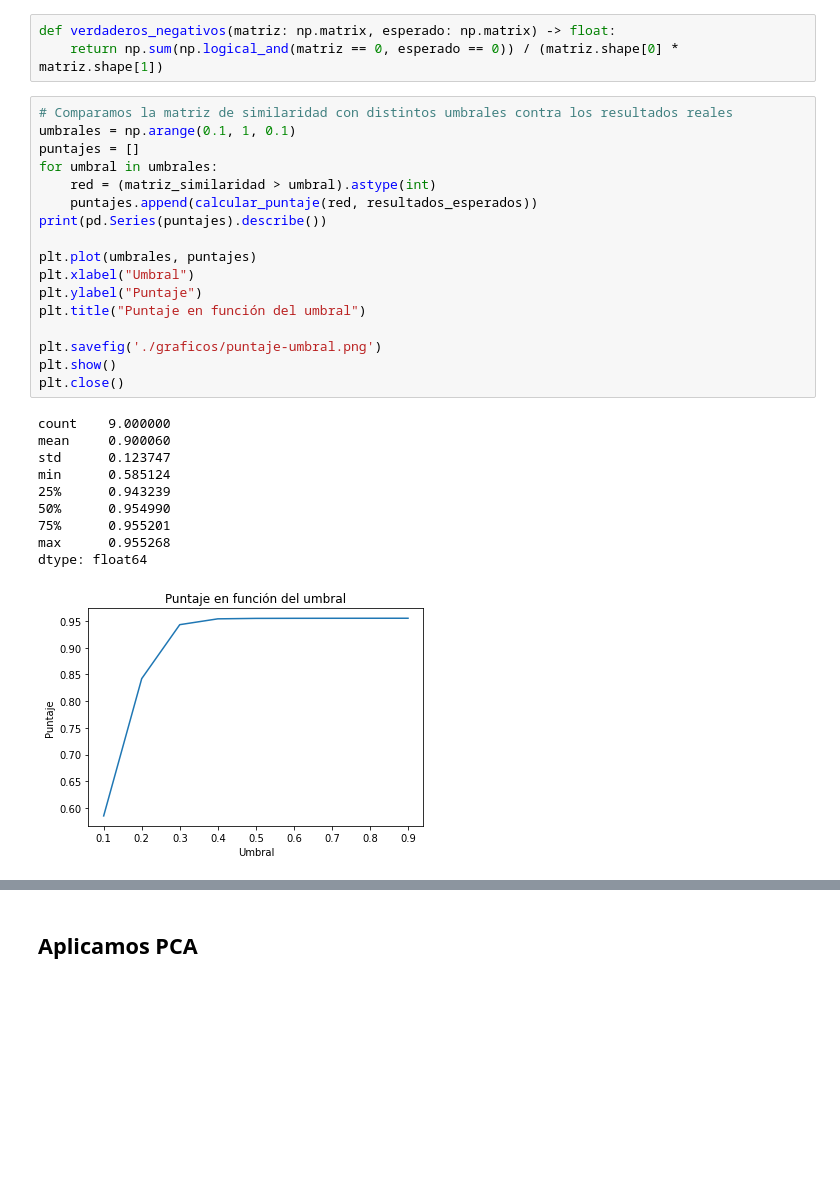
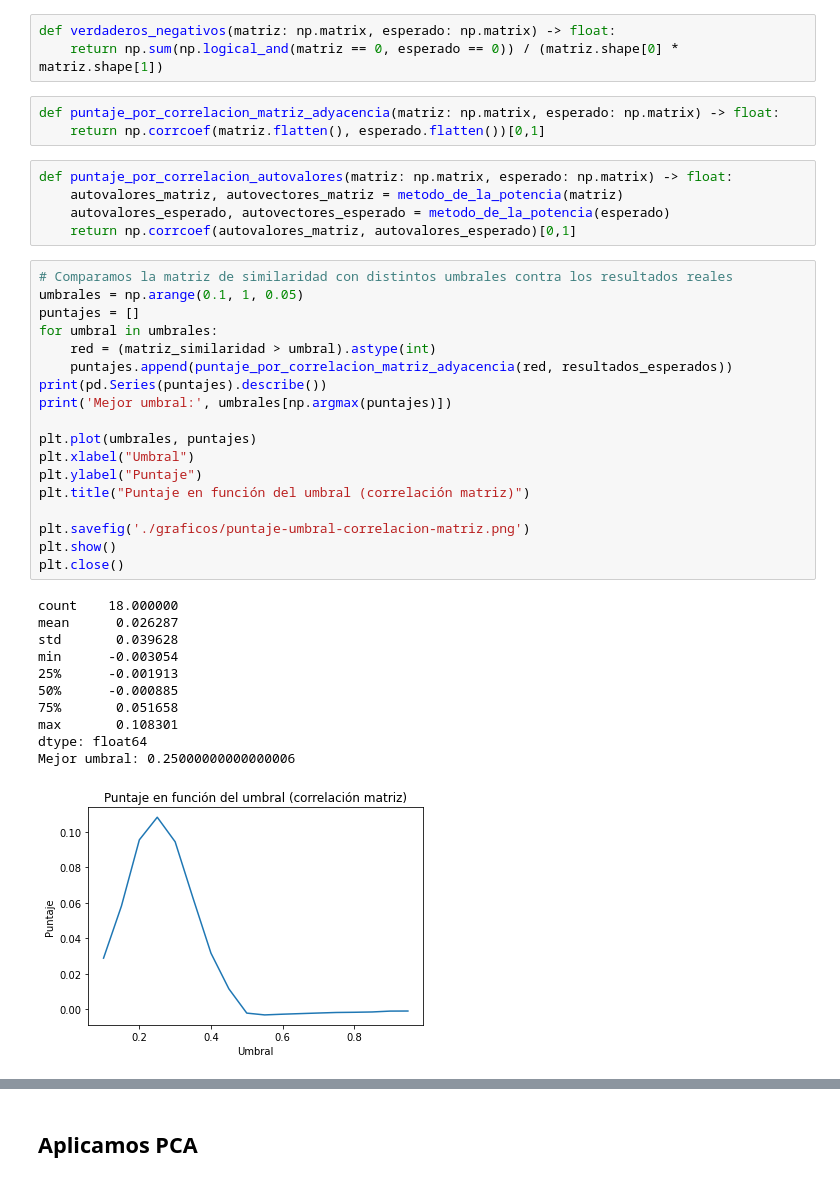
Before and after one commit to elgrandt/metodos-2022, a Jupyter notebook: TP2/python/seccion3.ipynb, the cells around one changed output, grey strips where cells are left out. Saved outputs shown, nothing was run; the diff lists cells and outputs as text; blank space fills up the shorter version.

```diff
--- a/TP2/python/seccion3.ipynb
+++ b/TP2/python/seccion3.ipynb
@@ -50,32 +50,42 @@ def verdaderos_positivos(matriz: np.matrix, esperado: np.matrix) -> float:
 # %%
 def verdaderos_negativos(matriz: np.matrix, esperado: np.matrix) -> float:
     return np.sum(np.logical_and(matriz == 0, esperado == 0)) / (matriz.shape[0] * matriz.shape[1])
+# %%
+def puntaje_por_correlacion_matriz_adyacencia(matriz: np.matrix, esperado: np.matrix) -> float:
+    return np.corrcoef(matriz.flatten(), esperado.flatten())[0,1]
+# %%
+def puntaje_por_correlacion_autovalores(matriz: np.matrix, esperado: np.matrix) -> float:
+    autovalores_matriz, autovectores_matriz = metodo_de_la_potencia(matriz)
+    autovalores_esperado, autovectores_esperado = metodo_de_la_potencia(esperado)
+    return np.corrcoef(autovalores_matriz, autovalores_esperado)[0,1]
 # %%
 # Comparamos la matriz de similaridad con distintos umbrales contra los resultados reales
-umbrales = np.arange(0.1, 1, 0.1)
+umbrales = np.arange(0.1, 1, 0.05)
 puntajes = []
 for umbral in umbrales:
     red = (matriz_similaridad > umbral).astype(int)
-    puntajes.append(calcular_puntaje(red, resultados_esperados))
+    puntajes.append(puntaje_por_correlacion_matriz_adyacencia(red, resultados_esperados))
 print(pd.Series(puntajes).describe())
+print('Mejor umbral:', umbrales[np.argmax(puntajes)])
 
 plt.plot(umbrales, puntajes)
 plt.xlabel("Umbral")
 plt.ylabel("Puntaje")
-plt.title("Puntaje en función del umbral")
+plt.title("Puntaje en función del umbral (correlación matriz)")
 
-plt.savefig('./graficos/puntaje-umbral.png')
+plt.savefig('./graficos/puntaje-umbral-correlacion-matriz.png')
 plt.show()
 plt.close()
 # %% [output]
-count    9.000000
-mean     0.900060
-std      0.123747
-min      0.585124
-25%      0.943239
-50%      0.954990
-75%      0.955201
-max      0.955268
+count    18.000000
+mean      0.026287
+std       0.039628
+min      -0.003054
+25%      -0.001913
+50%      -0.000885
+75%       0.051658
+max       0.108301
 dtype: float64
+Mejor umbral: 0.25000000000000006
-[figure, old version]
+[figure, new version]
 # %%
```
Also changed, not shown: parts of 2 cells of this notebook, 17 other files.
